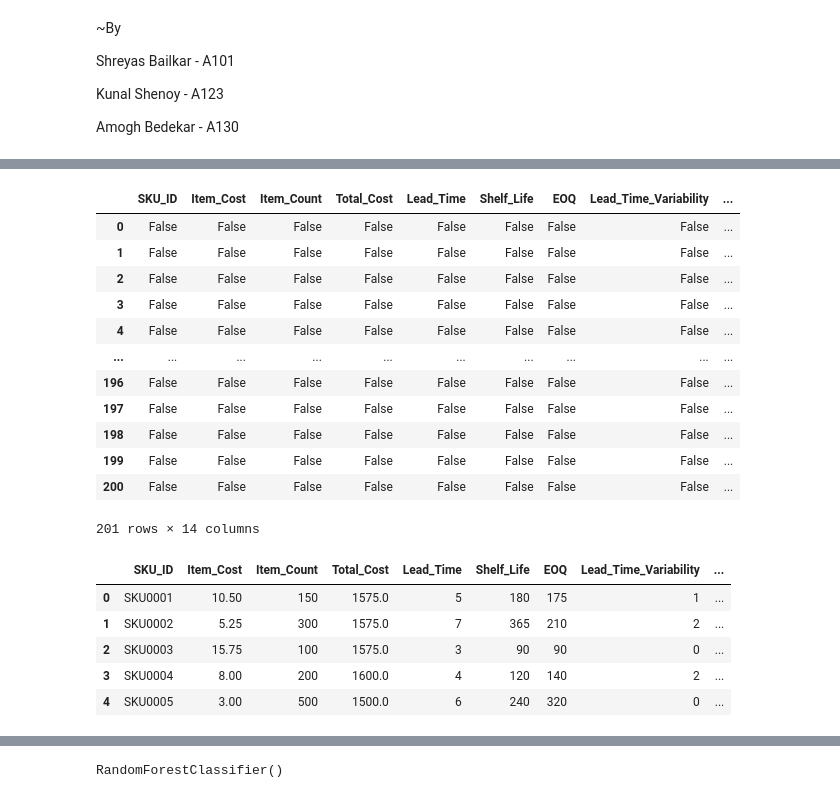
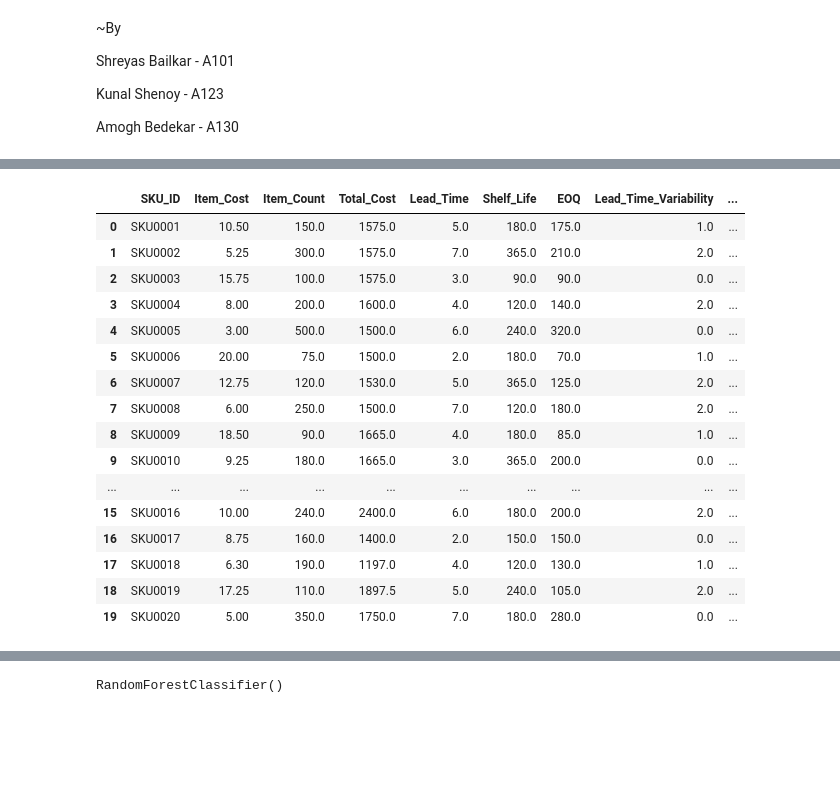
Before and after one commit to shreyas023/Smart_Inventory_Optimization, a Jupyter notebook: Mini_Project.ipynb, the cells around one changed output, grey strips where cells are left out. Saved outputs shown, nothing was run; the diff lists cells and outputs as text; code cells hidden in the pictures; blank space fills up the shorter version.

```diff
--- a/Mini_Project.ipynb
+++ b/Mini_Project.ipynb
@@ -38,0 +88,3 @@ df.describe()
+# %%
+df.dropna(subset=['ABC_Classification'], inplace=True)
+df.info()
@@ -38,0 +127,7 @@ df.describe()
+# %%
+# Replace null values with the most frequent value for each column
+for column in df.columns:
+    most_frequent = df[column].mode()[0]
+    df[column].fillna(most_frequent, inplace=True)
+
+df.isnull().sum()
@@ -77,35 +208,30 @@ memory usage: 22.1+ KB
-# %%
-df.isna()
-# %% [output]
-|  | SKU_ID | Item_Cost | Item_Count | Total_Cost | Lead_Time | Shelf_Life | EOQ | Lead_Time_Variability | ... |
-| 0 | False | False | False | False | False | False | False | False | ... |
-| 1 | False | False | False | False | False | False | False | False | ... |
-| 2 | False | False | False | False | False | False | False | False | ... |
-| 3 | False | False | False | False | False | False | False | False | ... |
-| 4 | False | False | False | False | False | False | False | False | ... |
-| ... | ... | ... | ... | ... | ... | ... | ... | ... | ... |
-| 196 | False | False | False | False | False | False | False | False | ... |
-| 197 | False | False | False | False | False | False | False | False | ... |
-| 198 | False | False | False | False | False | False | False | False | ... |
-| 199 | False | False | False | False | False | False | False | False | ... |
-| 200 | False | False | False | False | False | False | False | False | ... |
-201 rows × 14 columns
 # %%
-from sklearn.preprocessing import LabelEncoder
+from sklearn.preprocessing import OrdinalEncoder
 
-le = LabelEncoder()
+le = OrdinalEncoder()
 # %%
-df['ABC_Classification'] = le.fit_transform(df['ABC_Classification'])
-df['Seasonality'] = le.fit_transform(df['Seasonality'])
-df['Lead_Time_Variability'] = le.fit_transform(df['Lead_Time_Variability'])
-df['Warehouse_Location'] = le.fit_transform(df['Warehouse_Location'])
-df['Demand_Fluctuation'] = le.fit_transform(df['Demand_Fluctuation'])
+# df['ABC_Classification'] = le.fit_transform(df[['ABC_Classification']])
+df['Seasonality'] = le.fit_transform(df[['Seasonality']])
+df['Lead_Time_Variability'] = le.fit_transform(df[['Lead_Time_Variability']])
+df['Warehouse_Location'] = le.fit_transform(df[['Warehouse_Location']])
+df['Demand_Fluctuation'] = le.fit_transform(df[['Demand_Fluctuation']])
 
-df.head()
+df.head(20)
 # %% [output]
 |  | SKU_ID | Item_Cost | Item_Count | Total_Cost | Lead_Time | Shelf_Life | EOQ | Lead_Time_Variability | ... |
-| 0 | SKU0001 | 10.50 | 150 | 1575.0 | 5 | 180 | 175 | 1 | ... |
-| 1 | SKU0002 | 5.25 | 300 | 1575.0 | 7 | 365 | 210 | 2 | ... |
-| 2 | SKU0003 | 15.75 | 100 | 1575.0 | 3 | 90 | 90 | 0 | ... |
-| 3 | SKU0004 | 8.00 | 200 | 1600.0 | 4 | 120 | 140 | 2 | ... |
-| 4 | SKU0005 | 3.00 | 500 | 1500.0 | 6 | 240 | 320 | 0 | ... |
+| 0 | SKU0001 | 10.50 | 150.0 | 1575.0 | 5.0 | 180.0 | 175.0 | 1.0 | ... |
+| 1 | SKU0002 | 5.25 | 300.0 | 1575.0 | 7.0 | 365.0 | 210.0 | 2.0 | ... |
+| 2 | SKU0003 | 15.75 | 100.0 | 1575.0 | 3.0 | 90.0 | 90.0 | 0.0 | ... |
+| 3 | SKU0004 | 8.00 | 200.0 | 1600.0 | 4.0 | 120.0 | 140.0 | 2.0 | ... |
+| 4 | SKU0005 | 3.00 | 500.0 | 1500.0 | 6.0 | 240.0 | 320.0 | 0.0 | ... |
+| 5 | SKU0006 | 20.00 | 75.0 | 1500.0 | 2.0 | 180.0 | 70.0 | 1.0 | ... |
+| 6 | SKU0007 | 12.75 | 120.0 | 1530.0 | 5.0 | 365.0 | 125.0 | 2.0 | ... |
+| 7 | SKU0008 | 6.00 | 250.0 | 1500.0 | 7.0 | 120.0 | 180.0 | 2.0 | ... |
+| 8 | SKU0009 | 18.50 | 90.0 | 1665.0 | 4.0 | 180.0 | 85.0 | 1.0 | ... |
+| 9 | SKU0010 | 9.25 | 180.0 | 1665.0 | 3.0 | 365.0 | 200.0 | 0.0 | ... |
+| ... | ... | ... | ... | ... | ... | ... | ... | ... | ... |
+| 15 | SKU0016 | 10.00 | 240.0 | 2400.0 | 6.0 | 180.0 | 200.0 | 2.0 | ... |
+| 16 | SKU0017 | 8.75 | 160.0 | 1400.0 | 2.0 | 150.0 | 150.0 | 0.0 | ... |
+| 17 | SKU0018 | 6.30 | 190.0 | 1197.0 | 4.0 | 120.0 | 130.0 | 1.0 | ... |
+| 18 | SKU0019 | 17.25 | 110.0 | 1897.5 | 5.0 | 240.0 | 105.0 | 2.0 | ... |
+| 19 | SKU0020 | 5.00 | 350.0 | 1750.0 | 7.0 | 180.0 | 280.0 | 0.0 | ... |
```
Also changed, not shown: parts of 19 cells of this notebook.
